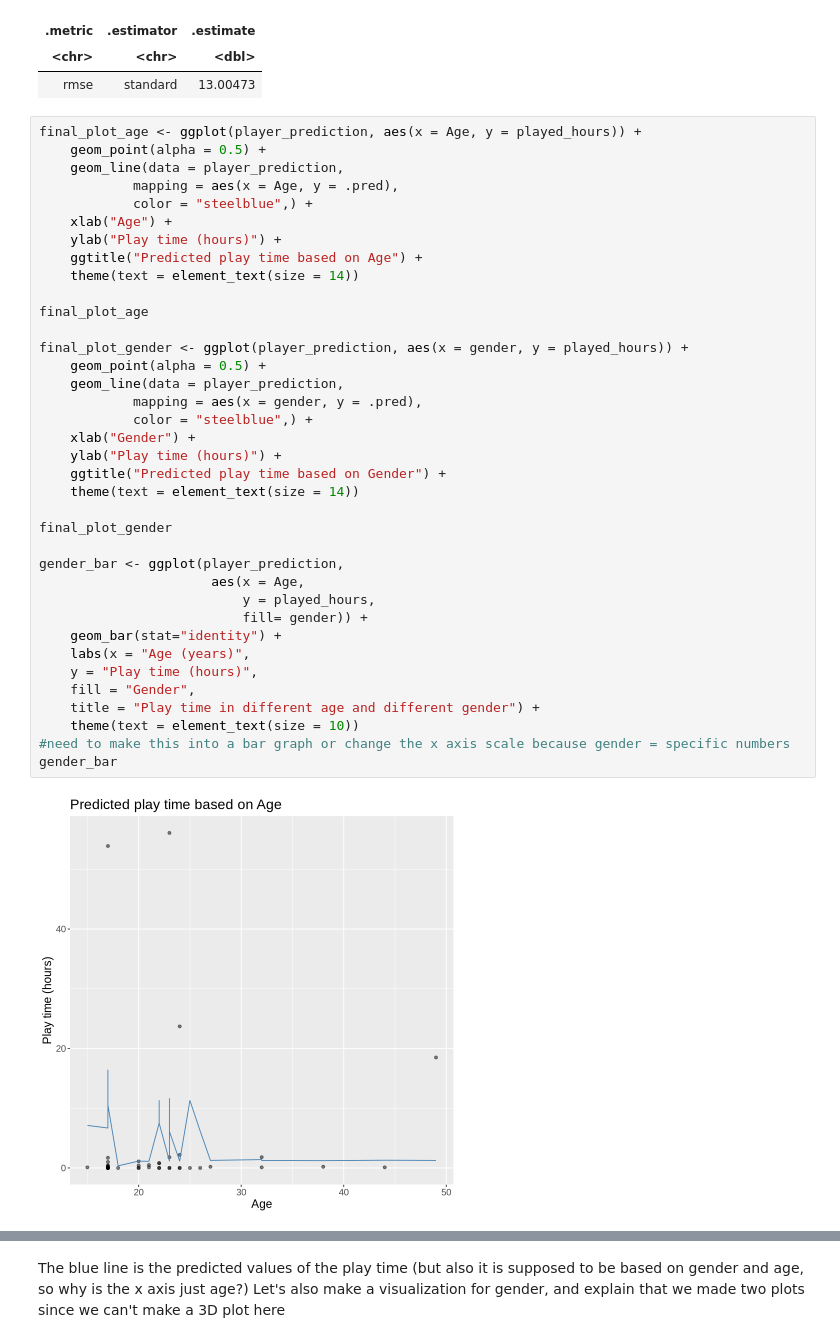
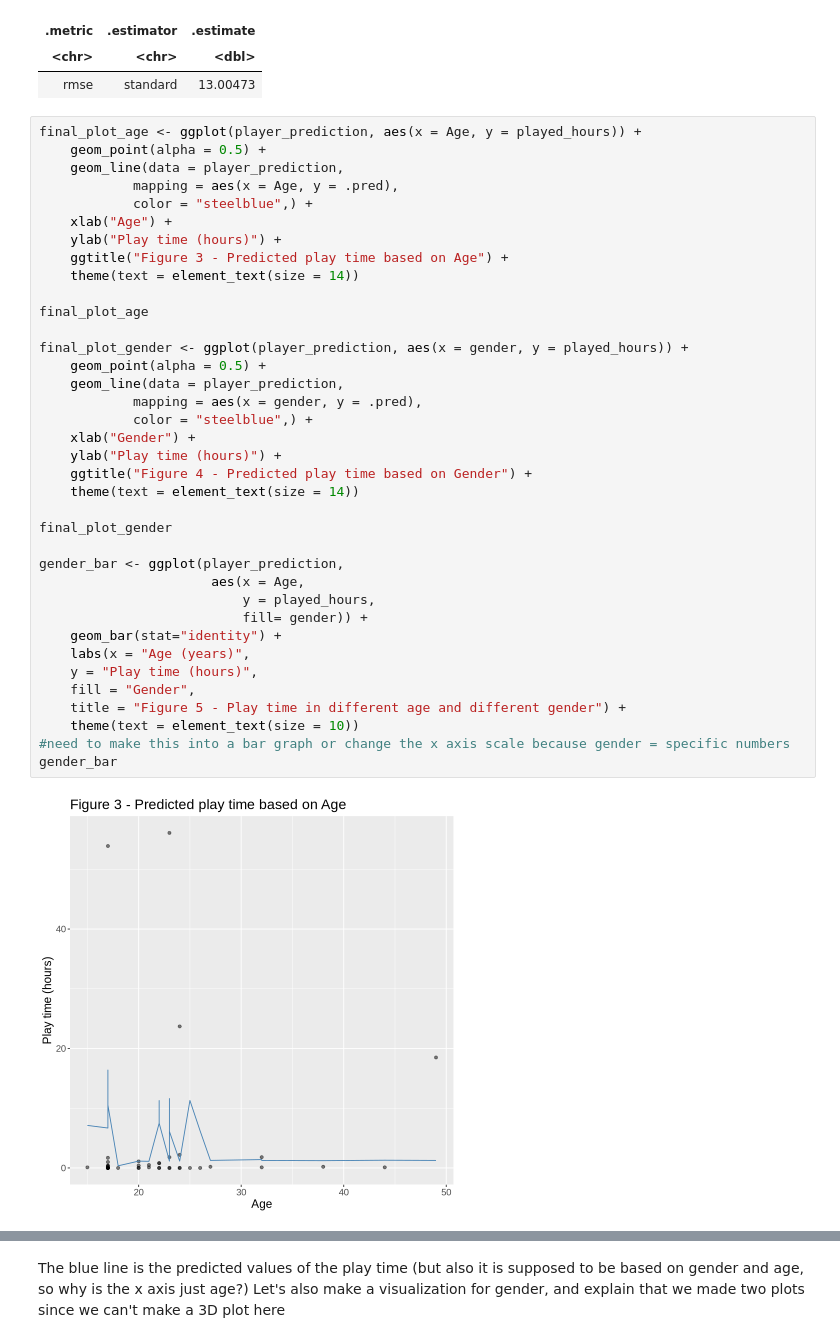
Before and after one commit to RaeL88/DSCI_project, a Jupyter notebook: Code.ipynb, the cells around one changed output, grey strips where cells are left out. Drawn from its saved outputs; the diff is of its cells as text.

```diff
--- a/Code.ipynb
+++ b/Code.ipynb
@@ -288,34 +290,34 @@ final_plot_age <- ggplot(player_prediction, aes(x = Age, y = played_hours)) +
             color = "steelblue",) +
     xlab("Age") +
     ylab("Play time (hours)") +
-    ggtitle("Predicted play time based on Age") +
+    ggtitle("Figure 3 - Predicted play time based on Age") +
     theme(text = element_text(size = 14))
 
 final_plot_age
 
 final_plot_gender <- ggplot(player_prediction, aes(x = gender, y = played_hours)) +
     geom_point(alpha = 0.5) +
     geom_line(data = player_prediction,
             mapping = aes(x = gender, y = .pred),
             color = "steelblue",) +
     xlab("Gender") +
     ylab("Play time (hours)") +
-    ggtitle("Predicted play time based on Gender") +
+    ggtitle("Figure 4 - Predicted play time based on Gender") +
     theme(text = element_text(size = 14))
 
 final_plot_gender
 
 gender_bar <- ggplot(player_prediction,
                       aes(x = Age,
                           y = played_hours,
                           fill= gender)) +
     geom_bar(stat="identity") +
     labs(x = "Age (years)",
     y = "Play time (hours)",
     fill = "Gender",
-    title = "Play time in different age and different gender") +
+    title = "Figure 5 - Play time in different age and different gender") +
     theme(text = element_text(size = 10))
 #need to make this into a bar graph or change the x axis scale because gender = specific numbers
 gender_bar
 # %% [output]
-[figure, old version]
+[figure, new version]
```
Also changed, not shown: parts of 6 cells of this notebook.
